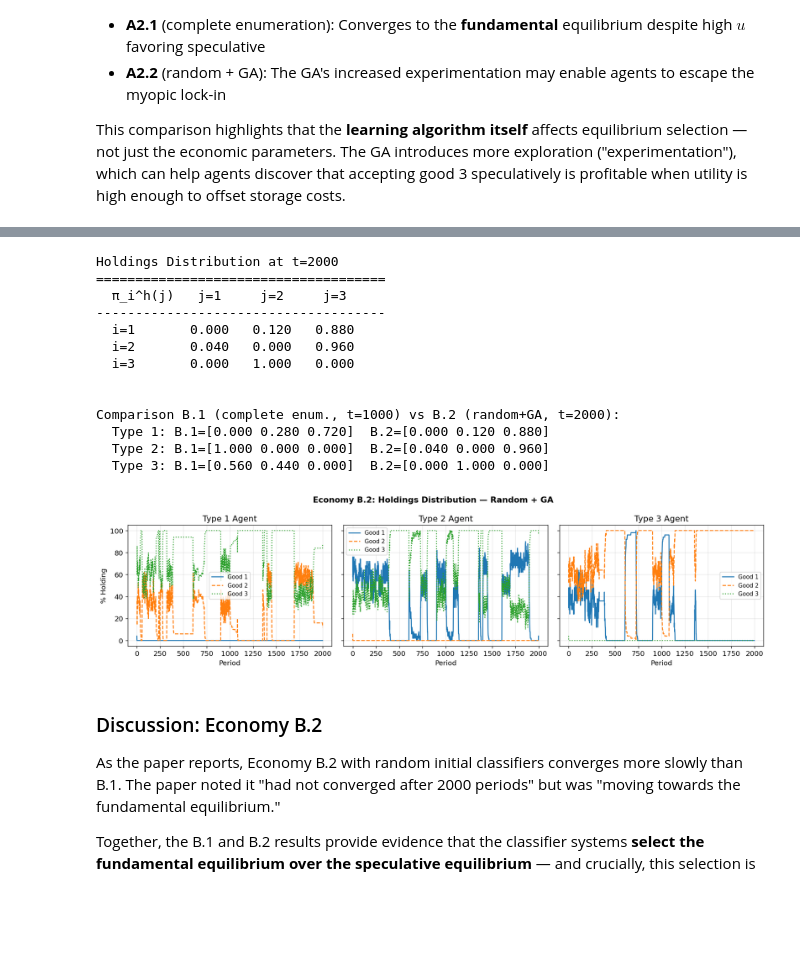
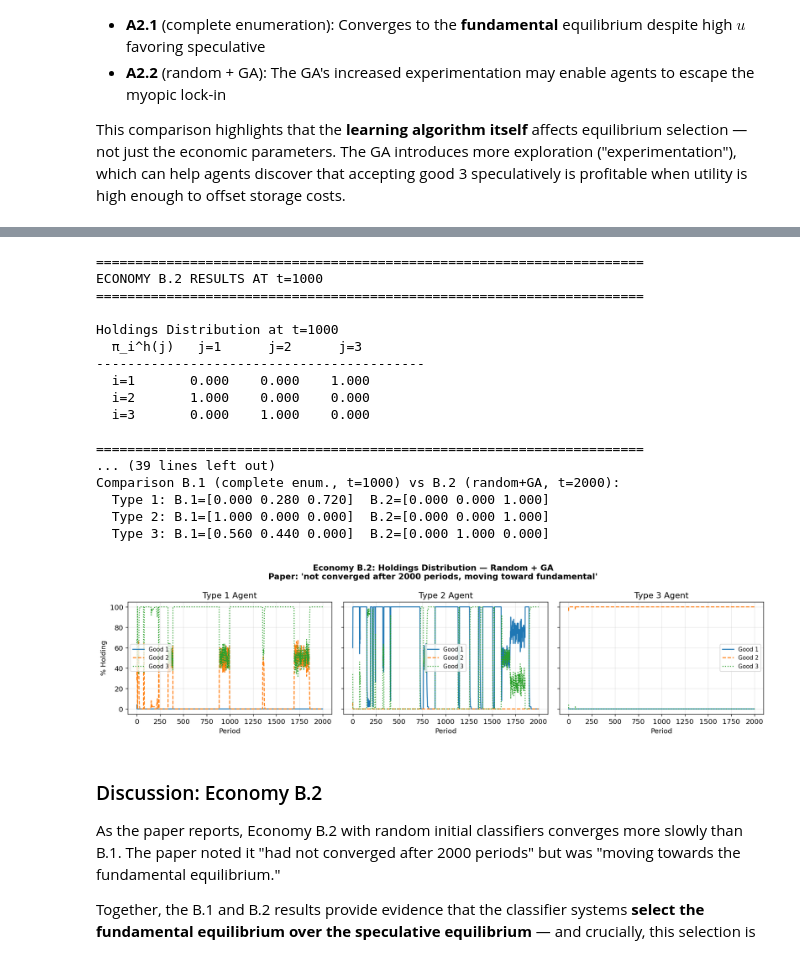
Before and after one commit to mmcky/paper-marimon-mcgrattan-sargent-1990, a Jupyter notebook: jupyter/companion-notebook-1.ipynb, the cells around one changed output, grey strips where cells are left out. Drawn from its saved outputs; the diff is of its cells as text; code cells hidden in the pictures; blank space fills up the shorter version.

```diff
--- a/jupyter/companion-notebook-1.ipynb
+++ b/jupyter/companion-notebook-1.ipynb
@@ -1275,7 +1536,22 @@ Running Economy A2.2 (High Utility, Random + GA)...
 Simulation complete.
 # %%
 # Display results for Economy A2.2
-print_holdings_table(sim_a22, period_label="at t=2000")
+# Paper reports at t=1000 and t=2000 for GA economies
+
+print("=" * 70)
+print("ECONOMY A2.2 RESULTS AT t=1000")
+print("=" * 70)
+dist_1000 = sim_a22.history['holdings_dist'][999]
+print(f"\nHoldings Distribution at t=1000")
+print(f"{'π_i^h(j)':>10s}   j=1      j=2      j=3")
+print("-" * 42)
+for i in range(3):
+    print(f"  i={i+1:d}       {dist_1000[i,0]:.3f}    {dist_1000[i,1]:.3f}    {dist_1000[i,2]:.3f}")
+
+print("\n" + "=" * 70)
+print("ECONOMY A2.2 RESULTS AT t=2000")
+print("=" * 70)
+print_full_analysis(sim_a22, period_label="at t=2000", window=10)
 
 # Check: is this fundamental or speculative?
 dist_a22 = sim_a22._compute_holdings_dist()
@@ -1404,7 +1721,7 @@ config_b2 = EconomyConfig(
     utility=np.array([100.0, 100.0, 100.0]),
     n_trade_classifiers=72,
     n_consume_classifiers=12,
-    bid_trade=(0.25, 0.25),
+    bid_trade=(0.025, 0.025),    # Paper Table: b11=0.025, b12=0.025 for B.2
     bid_consume=(0.25, 0.25),
     use_complete_enumeration=False,   # Random initial classifiers
     use_genetic_algorithm=True,        # Enable GA
@@ -1437,35 +1754,55 @@ Running Economy B.2 (Alt. Production, Random + GA)...
 Simulation complete.
 # %%
 # Display results for Economy B.2
-print_holdings_table(sim_b2, period_label="at t=2000")
+# Paper reports at t=1000 and t=2000; notes it "had not converged" by t=2000
+
+print("=" * 70)
+print("ECONOMY B.2 RESULTS AT t=1000")
+print("=" * 70)
+dist_1000 = sim_b2.history['holdings_dist'][999]
+print(f"\nHoldings Distribution at t=1000")
+print(f"{'π_i^h(j)':>10s}   j=1      j=2      j=3")
+print("-" * 42)
+for i in range(3):
+    print(f"  i={i+1:d}       {dist_1000[i,0]:.3f}    {dist_1000[i,1]:.3f}    {dist_1000[i,2]:.3f}")
+
+print("\n" + "=" * 70)
+print("ECONOMY B.2 RESULTS AT t=2000 (Paper: 'not converged, moving toward fundamental')")
+print("=" * 70)
+print_full_analysis(sim_b2, period_label="at t=2000", window=10)
 
 # Compare with B.1
 print("\nComparison B.1 (complete enum., t=1000) vs B.2 (random+GA, t=2000):")
 dist_b1 = sim_b._compute_holdings_dist()
 dist_b2 = sim_b2._compute_holdings_dist()
 for i in range(3):
     b1_vals = ' '.join([f'{dist_b1[i,k]:.3f}' for k in range(3)])
     b2_vals = ' '.join([f'{dist_b2[i,k]:.3f}' for k in range(3)])
     print(f"  Type {i+1}: B.1=[{b1_vals}]  B.2=[{b2_vals}]")
 
 # Plot
 fig_b2 = plot_holdings_distribution(sim_b2, record_every=1,
-    title="Economy B.2: Holdings Distribution — Random + GA")
+    title="Economy B.2: Holdings Distribution — Random + GA\n"
+          "Paper: 'not converged after 2000 periods, moving toward fundamental'")
 # %% [output]
-Holdings Distribution at t=2000
-=====================================
-  π_i^h(j)   j=1     j=2     j=3
--------------------------------------
-  i=1       0.000   0.120   0.880
-  i=2       0.040   0.000   0.960
-  i=3       0.000   1.000   0.000
+======================================================================
+ECONOMY B.2 RESULTS AT t=1000
+======================================================================
 
+Holdings Distribution at t=1000
+  π_i^h(j)   j=1      j=2      j=3
+------------------------------------------
+  i=1       0.000    0.000    1.000
+  i=2       1.000    0.000    0.000
+  i=3       0.000    1.000    0.000
 
+======================================================================
+... (39 lines left out)
 Comparison B.1 (complete enum., t=1000) vs B.2 (random+GA, t=2000):
-  Type 1: B.1=[0.000 0.280 0.720]  B.2=[0.000 0.120 0.880]
-  Type 2: B.1=[1.000 0.000 0.000]  B.2=[0.040 0.000 0.960]
+  Type 1: B.1=[0.000 0.280 0.720]  B.2=[0.000 0.000 1.000]
+  Type 2: B.1=[1.000 0.000 0.000]  B.2=[0.000 0.000 1.000]
   Type 3: B.1=[0.560 0.440 0.000]  B.2=[0.000 1.000 0.000]
-[figure, old version]
+[figure, new version]
 # %% [markdown]
 ### Discussion: Economy B.2
 
```
Also changed, not shown: parts of 31 cells of this notebook, 3 other files.
